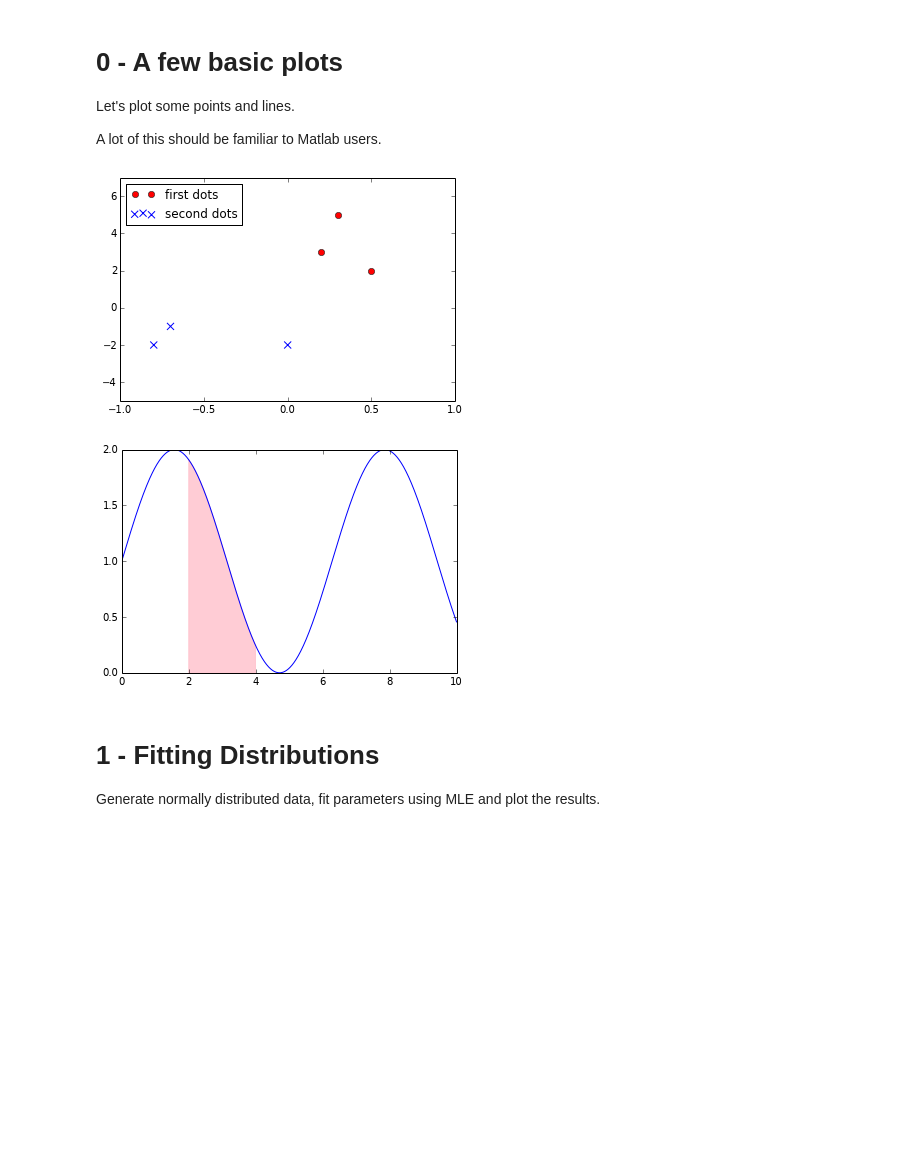
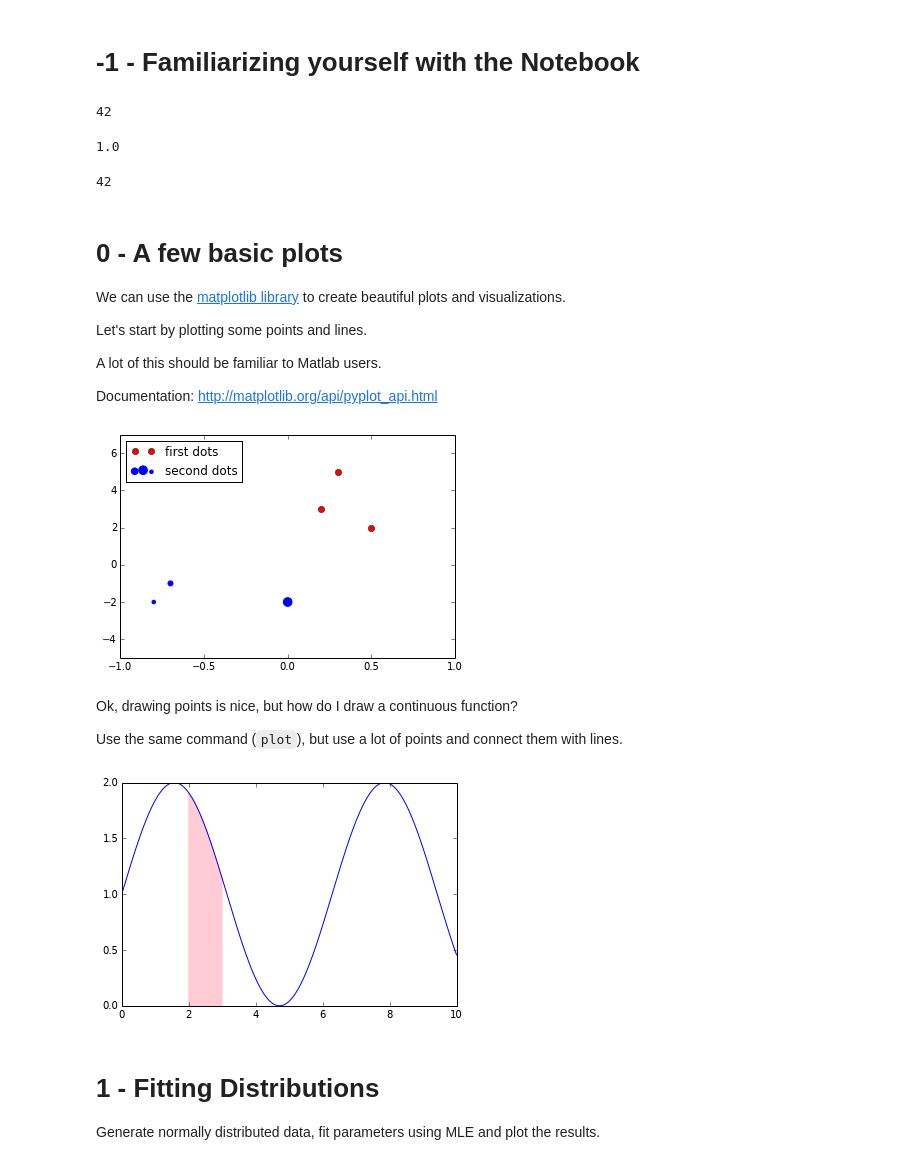
Before and after one commit to bogdan-kulynych/ipython-tutorial, a Jupyter notebook: tutorial.ipynb, the cells around one changed output. Cells and saved outputs as stored; diff of their text form; code cells hidden in the pictures; blank space fills up the shorter version.

```diff
--- a/tutorial.ipynb
+++ b/tutorial.ipynb
@@ -75,21 +78,51 @@ import numpy as np
 import scipy as sp
 import scipy.stats as stats
 from matplotlib import pyplot as plt
+# %% [markdown]
+# -1 - Familiarizing yourself with the Notebook
+# %%
+# You can write Python code in the cells
+# The value of the last expression will be displayed
+
+y = 13660584
+x = 325252
+y / x
+# %% [output]
+42
+# %%
+# You can import modules, define functions, as usual
+
+from math import sin, pi
+
+sin(pi/2)**2
+# %% [output]
+1.0
+# %%
+def double(x):
+    return 2 * x
+
+double(21)
+# %% [output]
+42
 # %% [markdown]
 # 0 - A few basic plots
 
-Let's plot some points and lines.
+We can use the [matplotlib library](http://matplotlib.org/) to create beautiful plots and visualizations.
+
+Let's start by plotting some points and lines.
 
 A lot of this should be familiar to Matlab users.
+
+Documentation: [http://matplotlib.org/api/pyplot_api.html]()
 # %%
 # Points to draw
 xs = [0.5, 0.2, 0.3]
 ys = [2,   3,   5  ]
 
-# Set horizontal limits
+# Set horizontal limits of plot
 plt.xlim(-1, 1)
 
-# Set vertical limits
+# Set vertical limits of plot
 plt.ylim(-5, 7)
 
 # Plot the points without connecting lines, shown as red circles and labeled 'first dots'
@@ -98,33 +131,38 @@ plt.plot(xs, ys, linestyle='', marker='o', label='first dots', color='red')
 # More points to draw
 ms = [-0.8, -0.7, 0]
 ns = [-2,   -1, -2]
+size = [50, 100, 300]
 
 # The same as the `plot` above, but we change the marker and marker size
-plt.scatter(ms, ns, s=50, marker='x', label='second dots', color='blue')
+plt.scatter(ms, ns, s=size, marker='.', label='second dots', color='blue')
 
 # Shows the labels
 plt.legend(loc='best')
 
 plt.show()
 # %% [output]
-[figure, old version]
+[figure, new version]
+# %% [markdown]
+Ok, drawing points is nice, but how do I draw a continuous function?
+
+Use the same command (`plot`), but use a lot of points and connect them with lines.
 # %%
 # Create array of equally spaced x-coordinates
 xs = np.linspace(0, 10, 1000)
 
 # Numpy arrays can be treated like scalars
 # The operation is applied to every element!
 ys = np.sin(xs) + 1
 
 # Make a continuous plot by connecting densely spaced points with lines
 plt.plot(xs, ys)
 
 # Let's fill the region
-plt.fill_between(xs[200:400], ys[200:400], color='pink', alpha=0.8)
+plt.fill_between(xs[200:300], ys[200:300], color='pink', alpha=0.8)
 
 plt.show()
 # %% [output]
-[figure, old version]
+[figure, new version]
 # %% [markdown]
 # 1 - Fitting Distributions
 Generate normally distributed data, fit parameters using MLE and plot the results.
```
Also changed, not shown: parts of 13 cells of this notebook.
